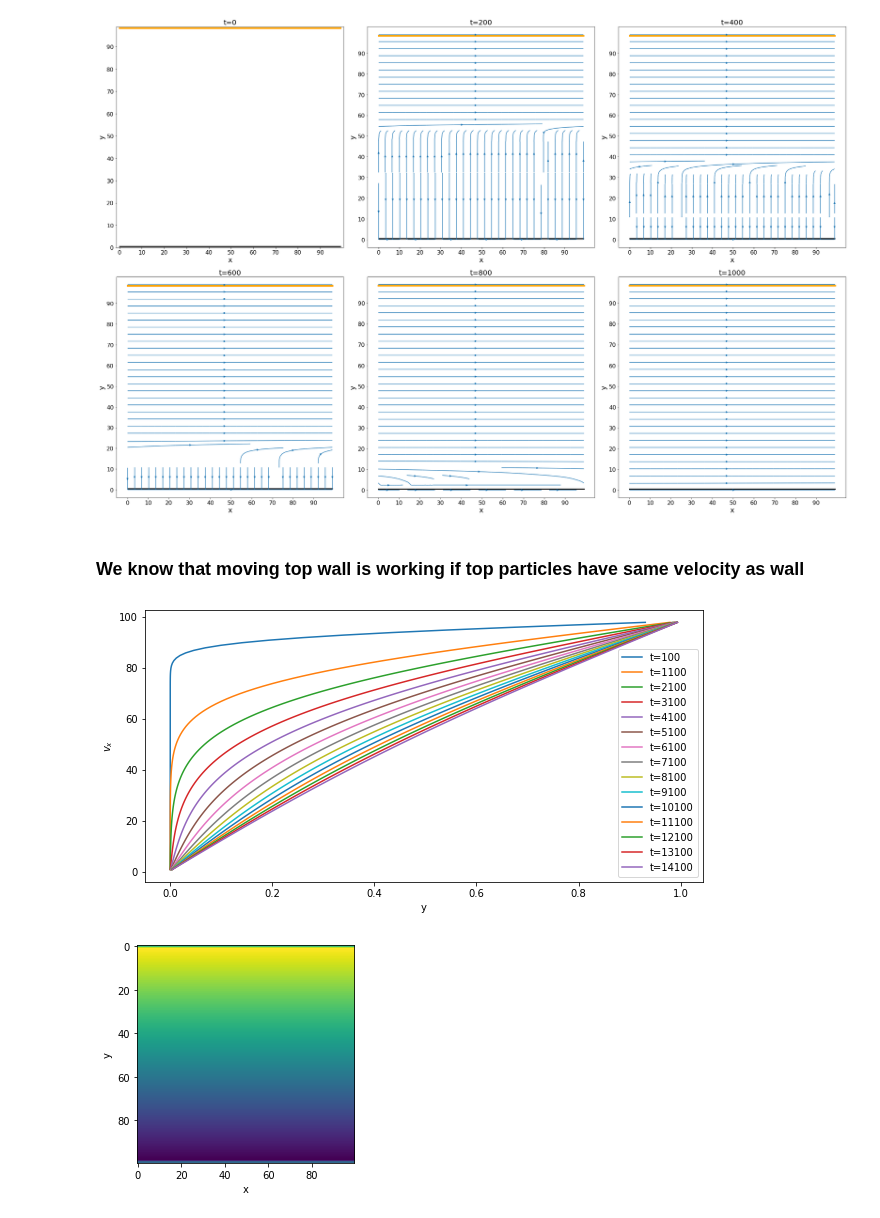
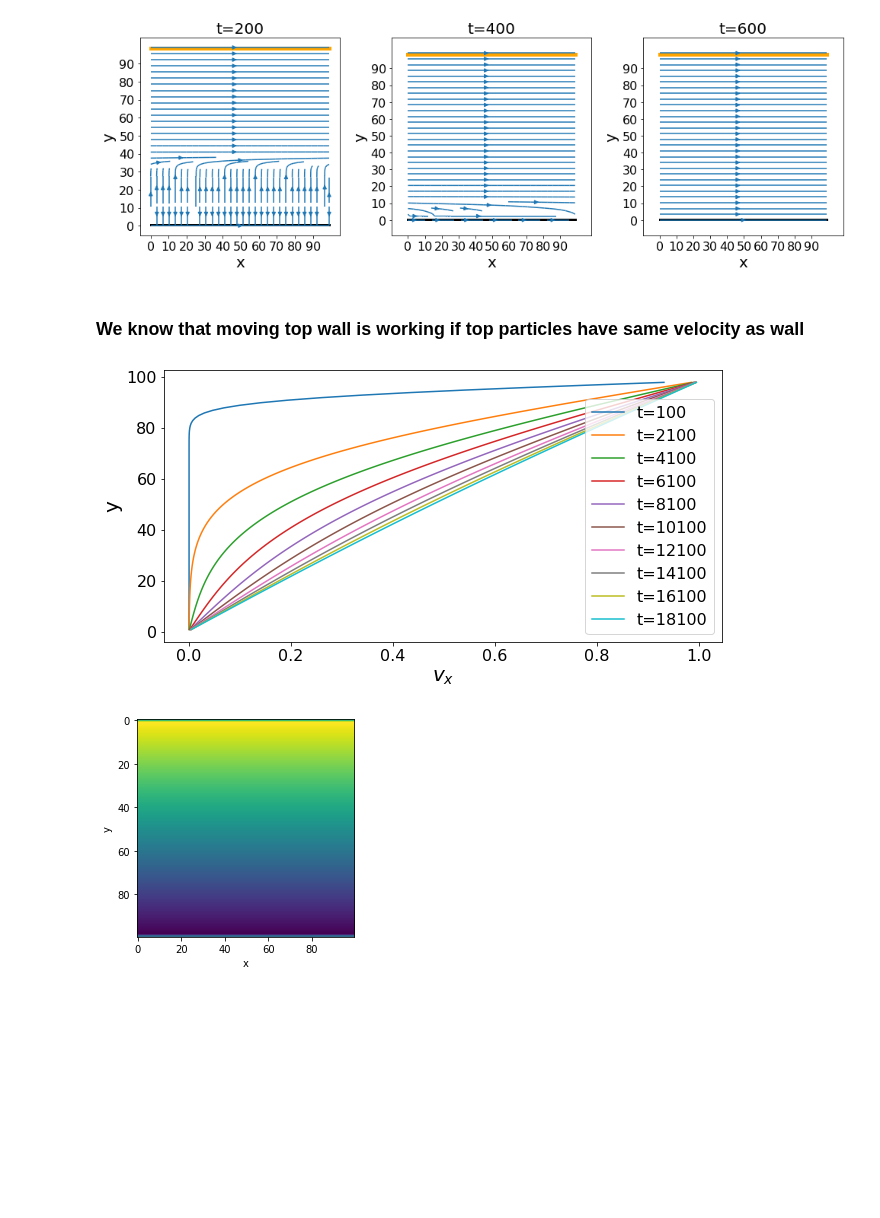
Before and after one commit to jonas27/pylbm, a Jupyter notebook: milestones/m4/m4.ipynb, the cells around one changed output. Drawn from its saved outputs; the diff is of its cells as text; code cells hidden in the pictures; blank space fills up the shorter version.

```diff
--- a/milestones/m4/m4.ipynb
+++ b/milestones/m4/m4.ipynb
@@ -22,36 +22,32 @@ else:
     velocities = m4_helpers.m4_1(x_dim=x_dim, y_dim=y_dim, epochs=epochs, omega=omega, top_vel=top_vel)
     np.save(path, velocities)
 # %%
-fig = plt.figure(figsize=(30,20))
+fig = plt.figure(figsize=(14,5))
 plt.axis('off')
 # fig = m4_helpers.m4_1_fig(fig, x_dim=x_dim, y_dim=y_dim, velocities=velocities[:1000], num_plots=10)
 # fig.suptitle("Streamplot of velocities in x.", fontsize=16)
-axs = fig.subplots(nrows=2, ncols=3)
-for i in range(6):
+axs = fig.subplots(nrows=1, ncols=3)
+for k, i in enumerate([2,4,6]):
     # for v in velocities:
-    j = i*200
-    if i < 3:
-        ax = axs[0,i%3]
-    else:
-        ax = axs[1,i%3]
+    ax = axs[k%3]
     v = velocities[i]
     # ax.margins(0.05)
     ax.plot(np.arange(x_dim), np.zeros((x_dim)) + y_dim - 1.5, color="orange", linewidth=5.0)
     ax.plot(np.arange(x_dim), np.zeros((x_dim)) + 0.5, color="black", linewidth=3.0)
     ax.set_xticks(np.arange(0, x_dim, x_dim / 10))
     ax.set_yticks(np.arange(0, y_dim, y_dim / 10))
     ax.axis("equal")
     strm = ax.streamplot(np.arange(x_dim), np.arange(y_dim), v[0, :, :].T, v[1, :, :].T, cmap="autumn")
-    ax.set_title("t={}".format(j))
+    ax.set_title("t={}".format(i*100))
     ax.set_xlabel("x")
     ax.set_ylabel("y")
 
 plt.tight_layout()
 lbm.save_fig(fig, 'm4-1-streamplot.png')
 plt.show()
 plt.close()
 # %% [output]
-[figure, old version]
+[figure, new version]
 # %% [markdown]
 ### We know that moving top wall is working if top particles have same velocity as wall
 # %%
@@ -60,21 +56,21 @@ fig = plt.figure(figsize=(10,5))
 ax = fig.subplots()
 # ax.set_title("Velocities over time")
 num_plots = 14
-for i in range(1, 150, 10):
+for i in range(1, 200, 20):
 # for i in range(int(len(velocities)/num_plots), len(velocities), int(len(velocities)/num_plots)):
     # print(vel_clean)
     v=velocities[i]
     # ax.plot(np.arange(y_dim-2)+1, v[0,0,1:-1], label="t={}".format(i))
     ax.plot(v[0,0,1:-1], np.arange(y_dim-2)+1, label="t={}".format(i*100))
-ax.set_ylabel("$v_{x}$")
-ax.set_xlabel("y")
+ax.set_xlabel("$v_{x}$")
+ax.set_ylabel("y")
 # ax.set_xticks(np.arange(int(y_dim/10)+1)*10)
 ax.legend()
 lbm.save_fig(fig, 'm4-1-velocities-over-time.pgf')
 plt.show()
 plt.close()
 # %% [output]
-[figure, old version]
+[figure, new version]
 # %%
 fig = plt.figure(figsize=(6,4))
 ax = fig.subplots()
```
Also changed, not shown: 1 other file.
